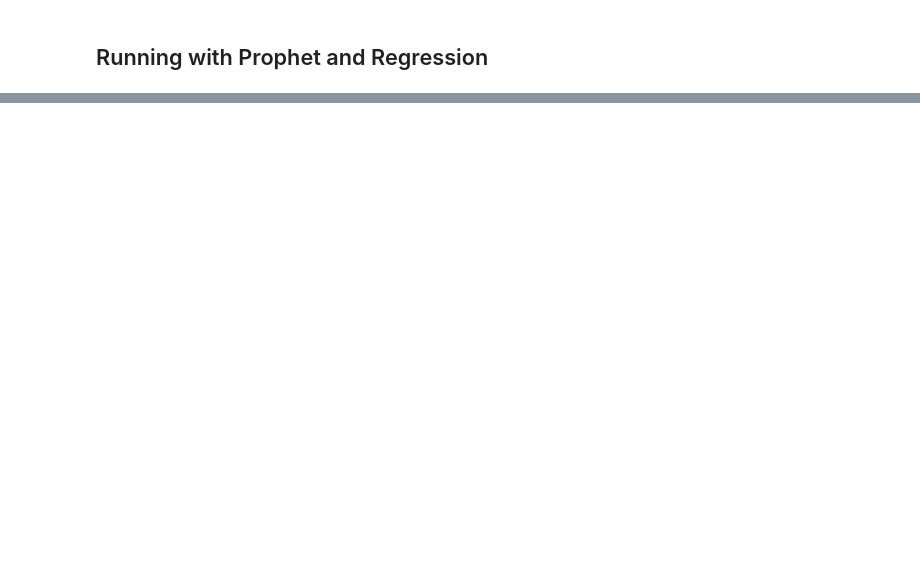
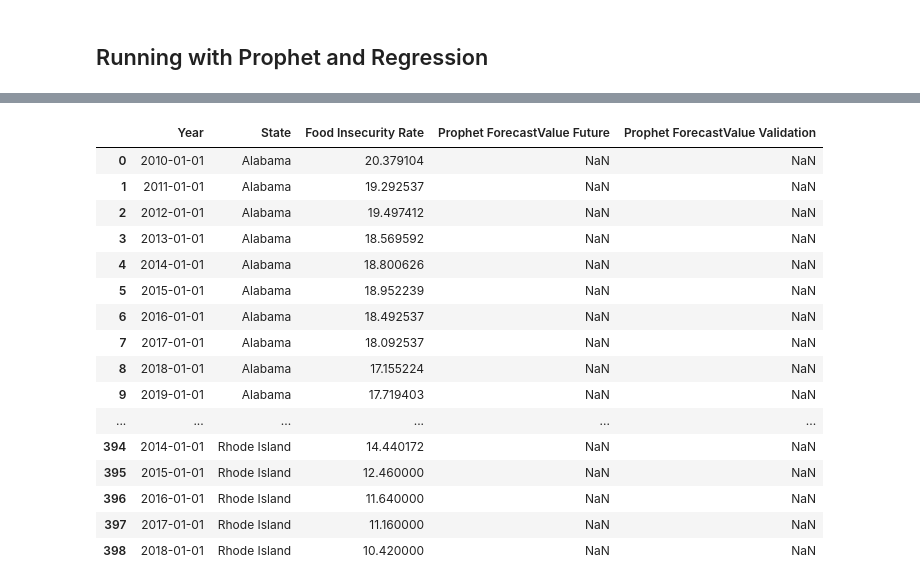
Before and after one commit to RyanCMcDonald/lancelot_group_project, a Jupyter notebook: 06_times_series.ipynb, the cells around one changed output, grey strips where cells are left out. Saved outputs shown, nothing was run; the diff lists cells and outputs as text; code cells hidden in the pictures; blank space fills up the shorter version.

```diff
--- a/06_times_series.ipynb
+++ b/06_times_series.ipynb
@@ -748,0 +1000,2 @@ df_fcast3.head()
+# %%
+output_df.rename(columns = {'fi': 'Food Insecurity Rate'}, inplace = True)
@@ -748,0 +1007,6 @@ df_fcast3.head()
+# %%
+##Setting zeros to NaN for PowerBI
+
+output_df['Prophet ForecastValue Future'][output_df['Prophet ForecastValue Future'] < 1] = np.nan
+output_df['Prophet ForecastValue Validation'][output_df['Prophet ForecastValue Validation'] < 1] = np.nan
+output_df['Food Insecurity Rate'][output_df['Food Insecurity Rate'] < 1] = np.nan
@@ -748,0 +1026,20 @@ df_fcast3.head()
+# %%
+output_df
+# %% [output]
+|  | Year | State | Food Insecurity Rate | Prophet ForecastValue Future | Prophet ForecastValue Validation |
+| 0 | 2010-01-01 | Alabama | 20.379104 | NaN | NaN |
+| 1 | 2011-01-01 | Alabama | 19.292537 | NaN | NaN |
+| 2 | 2012-01-01 | Alabama | 19.497412 | NaN | NaN |
+| 3 | 2013-01-01 | Alabama | 18.569592 | NaN | NaN |
+| 4 | 2014-01-01 | Alabama | 18.800626 | NaN | NaN |
+| 5 | 2015-01-01 | Alabama | 18.952239 | NaN | NaN |
+| 6 | 2016-01-01 | Alabama | 18.492537 | NaN | NaN |
+| 7 | 2017-01-01 | Alabama | 18.092537 | NaN | NaN |
+| 8 | 2018-01-01 | Alabama | 17.155224 | NaN | NaN |
+| 9 | 2019-01-01 | Alabama | 17.719403 | NaN | NaN |
+| ... | ... | ... | ... | ... | ... |
+| 394 | 2014-01-01 | Rhode Island | 14.440172 | NaN | NaN |
+| 395 | 2015-01-01 | Rhode Island | 12.460000 | NaN | NaN |
+| 396 | 2016-01-01 | Rhode Island | 11.640000 | NaN | NaN |
+| 397 | 2017-01-01 | Rhode Island | 11.160000 | NaN | NaN |
+| 398 | 2018-01-01 | Rhode Island | 10.420000 | NaN | NaN |
```
Also changed, not shown: parts of 28 cells of this notebook, 7 other files.
